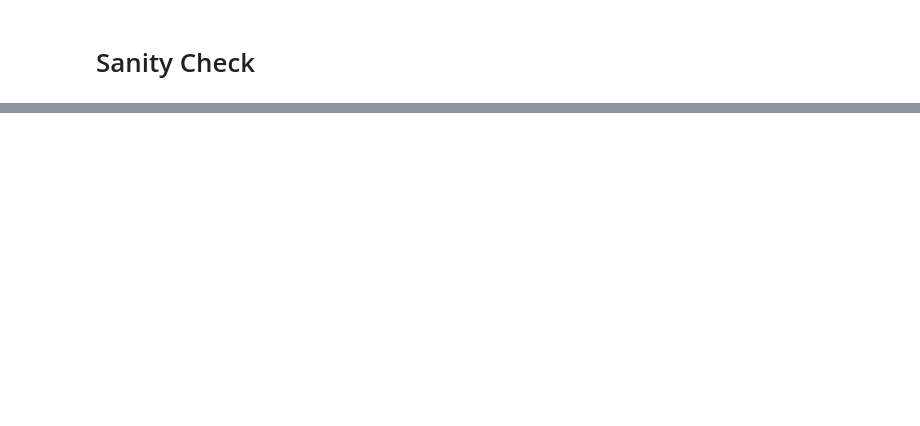
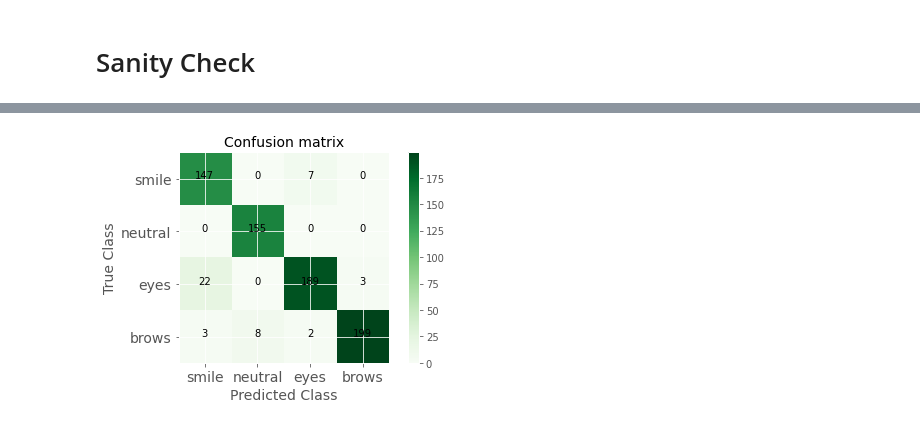
Before and after one commit to Shellyga/Adversarial-Domain-Adaptation-with-Keras, a Jupyter notebook: Final_Version_Adversarial_Domain_Adaptation_with_Keras.ipynb, the cells around one changed output, grey strips where cells are left out. Drawn from its saved outputs; the diff is of its cells as text; code cells hidden in the pictures; blank space fills up the shorter version.

```diff
--- a/Final_Version_Adversarial_Domain_Adaptation_with_Keras.ipynb
+++ b/Final_Version_Adversarial_Domain_Adaptation_with_Keras.ipynb
@@ -776,0 +826,10 @@ print("target Classifier matrix: ",cm_t)
+# %%
+arr = [[147 ,  0 ,  7 ,  0],
+ [  0, 155,   0,   0],
+ [ 22  , 0 ,189   ,3],
+ [  3  , 8 ,  2, 199]]
+
+cm = np.array(arr)
+_plot_confusion_matrix(cm,classes)
+# %% [output]
+[figure, added]
```
Also changed, not shown: parts of 17 cells of this notebook.
